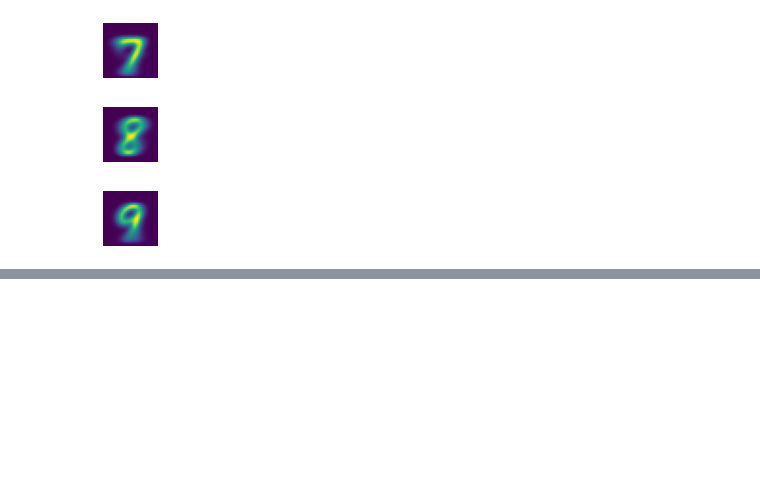
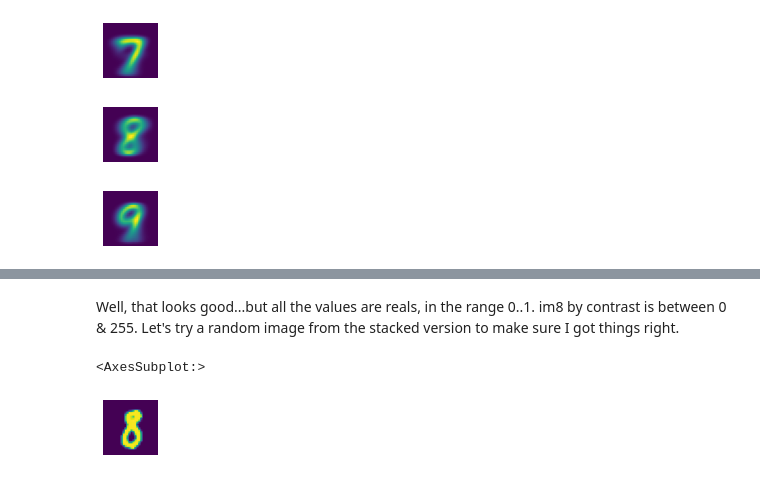
Before and after one commit to chuckmaini/pytorch_notebook_experimentation, a Jupyter notebook: notebooks/Chapter_4-Exercise_2.ipynb, the cells around one changed output, grey strips where cells are left out. Cells and saved outputs as stored; diff of their text form; code cells hidden in the pictures; blank space fills up the shorter version.

```diff
--- a/notebooks/Chapter_4-Exercise_2.ipynb
+++ b/notebooks/Chapter_4-Exercise_2.ipynb
@@ -115,0 +187,8 @@ Okay, not bad progress for one night!  Next up: pg 140, figuring out distance fr
+# %% [markdown]
+Well, that looks good...but all the values are reals, in the range 0..1.  im8 by contrast is between 0 & 255.  Let's try a random image from the stacked version to make sure I got things right.
+# %%
+test_8 = ndata[8]['tensor_stack'][42]
+show_image(test_8)
+# %% [output]
+<AxesSubplot:>
+[figure, added]
```
Also changed, not shown: parts of 52 cells of this notebook.
